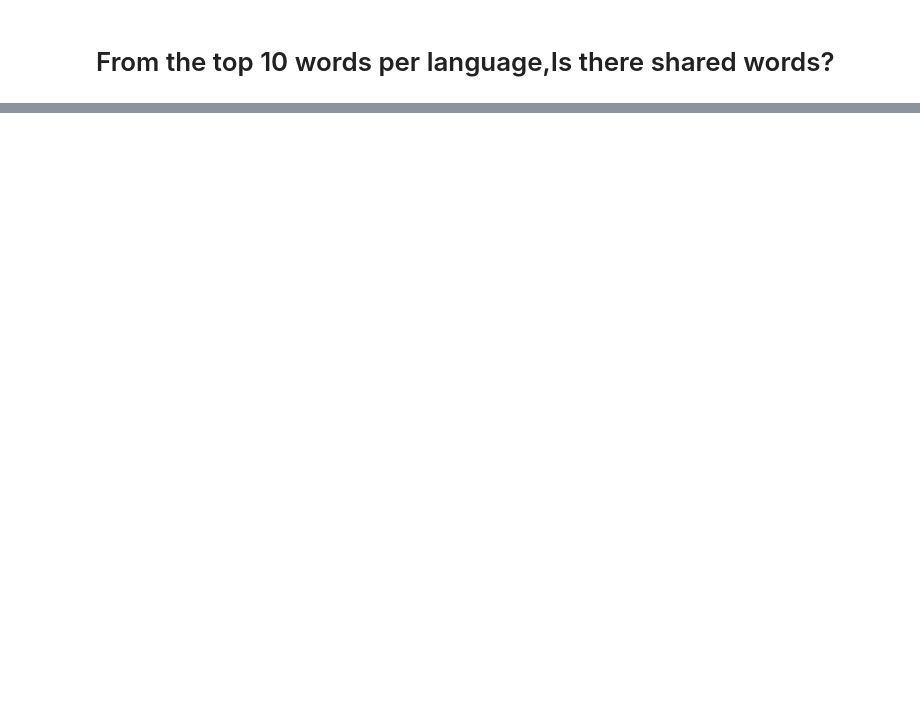
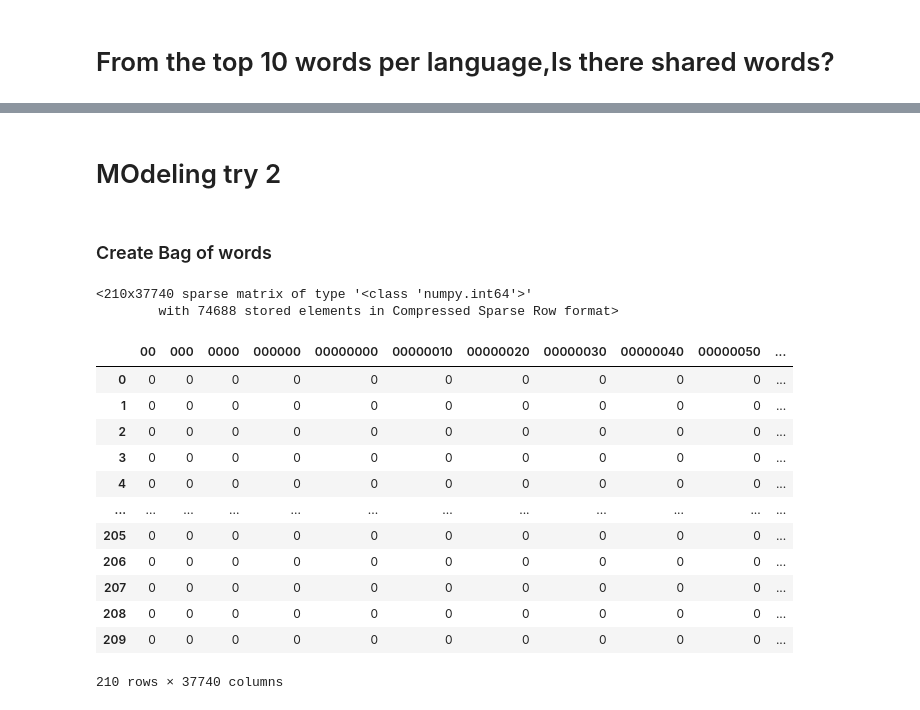
Before and after one commit to NLP-Project-Burton-Yuvia-Yvette/NLP-Project, a Jupyter notebook: Yvettes_notebook.ipynb, the cells around one changed output, grey strips where cells are left out. Drawn from its saved outputs; the diff is of its cells as text; code cells hidden in the pictures; blank space fills up the shorter version.

Commit message:
update model section

```diff
--- a/Yvettes_notebook.ipynb
+++ b/Yvettes_notebook.ipynb
@@ -513,0 +585,36 @@ dfg.plot(kind='bar', title='Sentiment Score', ylabel='Mean Sentiment Score',
+# %% [markdown]
+# MOdeling try 2
+# %% [markdown]
+### Create Bag of words
+# %%
+from sklearn.feature_extraction.text import CountVectorizer
+
+# create object
+cv = CountVectorizer()
+# apply to data
+bag_of_words = cv.fit_transform(train.clean_text)
+# %%
+bag_of_words
+# %% [output]
+<210x37740 sparse matrix of type '<class 'numpy.int64'>'
+        with 74688 stored elements in Compressed Sparse Row format>
+# %%
+# create bow
+bow = pd.DataFrame(bag_of_words.todense())
+bow.columns = cv.get_feature_names()
+# %%
+bow
+# %% [output]
+|  | 00 | 000 | 0000 | 000000 | 00000000 | 00000010 | 00000020 | 00000030 | 00000040 | 00000050 | ... |
+| 0 | 0 | 0 | 0 | 0 | 0 | 0 | 0 | 0 | 0 | 0 | ... |
+| 1 | 0 | 0 | 0 | 0 | 0 | 0 | 0 | 0 | 0 | 0 | ... |
+| 2 | 0 | 0 | 0 | 0 | 0 | 0 | 0 | 0 | 0 | 0 | ... |
+| 3 | 0 | 0 | 0 | 0 | 0 | 0 | 0 | 0 | 0 | 0 | ... |
+| 4 | 0 | 0 | 0 | 0 | 0 | 0 | 0 | 0 | 0 | 0 | ... |
+| ... | ... | ... | ... | ... | ... | ... | ... | ... | ... | ... | ... |
+| 205 | 0 | 0 | 0 | 0 | 0 | 0 | 0 | 0 | 0 | 0 | ... |
+| 206 | 0 | 0 | 0 | 0 | 0 | 0 | 0 | 0 | 0 | 0 | ... |
+| 207 | 0 | 0 | 0 | 0 | 0 | 0 | 0 | 0 | 0 | 0 | ... |
+| 208 | 0 | 0 | 0 | 0 | 0 | 0 | 0 | 0 | 0 | 0 | ... |
+| 209 | 0 | 0 | 0 | 0 | 0 | 0 | 0 | 0 | 0 | 0 | ... |
+210 rows × 37740 columns
```
Also changed, not shown: parts of 40 cells of this notebook.
